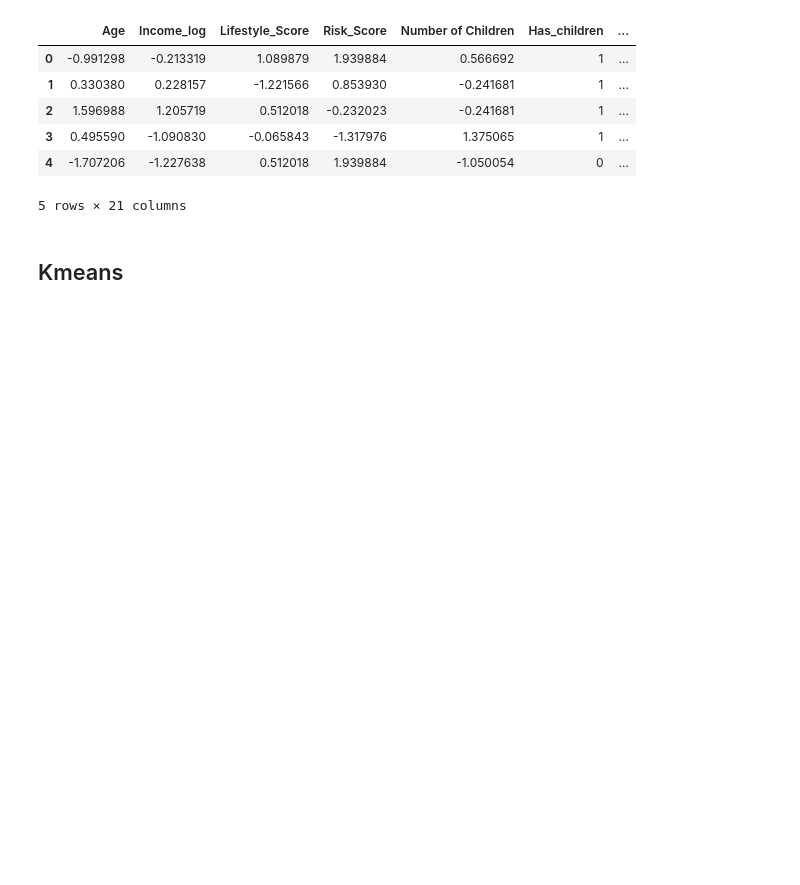
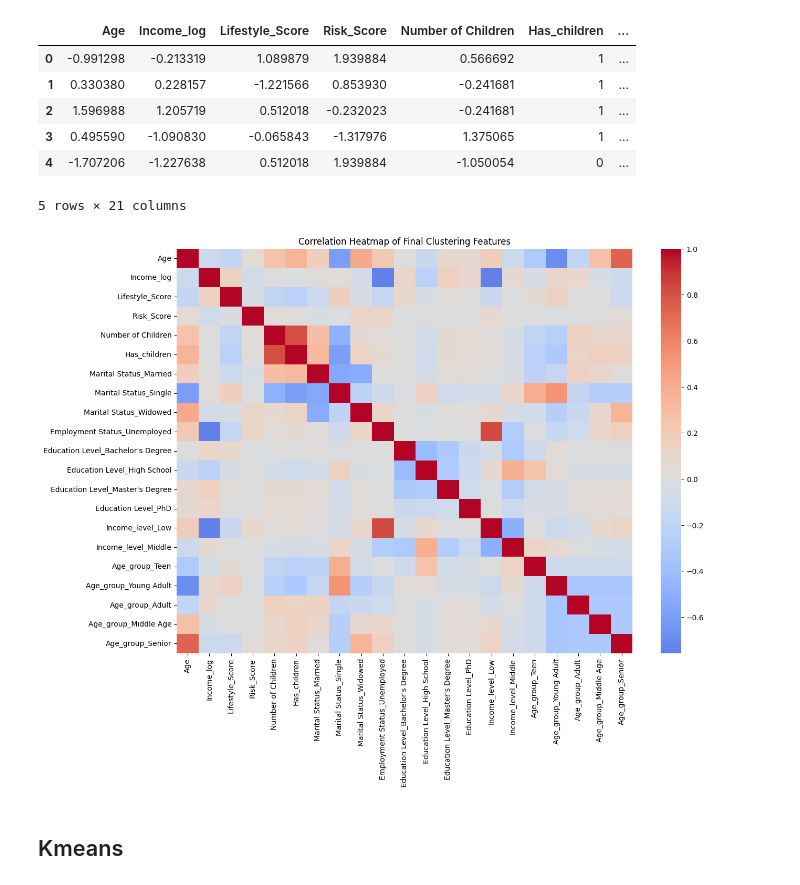
Before and after one commit to Roy125512/Computational_tools_for_data_science, a Jupyter notebook: Project_final.ipynb, the cells around one changed output. Saved outputs shown, nothing was run; the diff lists cells and outputs as text; code cells hidden in the pictures; blank space fills up the shorter version.

```diff
--- a/Project_final.ipynb
+++ b/Project_final.ipynb
@@ -393,6 +400,13 @@ x_final.head()
 | 3 | 0.495590 | -1.090830 | -0.065843 | -1.317976 | 1.375065 | 1 | ... |
 | 4 | -1.707206 | -1.227638 | 0.512018 | 1.939884 | -1.050054 | 0 | ... |
 5 rows × 21 columns
+# %%
+plt.figure(figsize=(14,10))
+sns.heatmap(x_final.corr(), cmap="coolwarm", center=0)
+plt.title("Correlation Heatmap of Final Clustering Features")
+plt.show()
+# %% [output]
+[figure, added]
 # %% [markdown]
 ## Kmeans
 # %%
```
Also changed, not shown: parts of 41 cells of this notebook.
